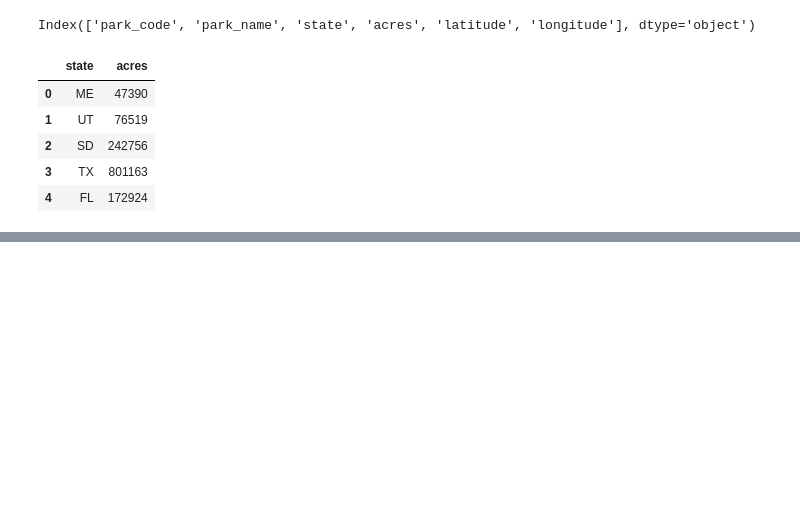
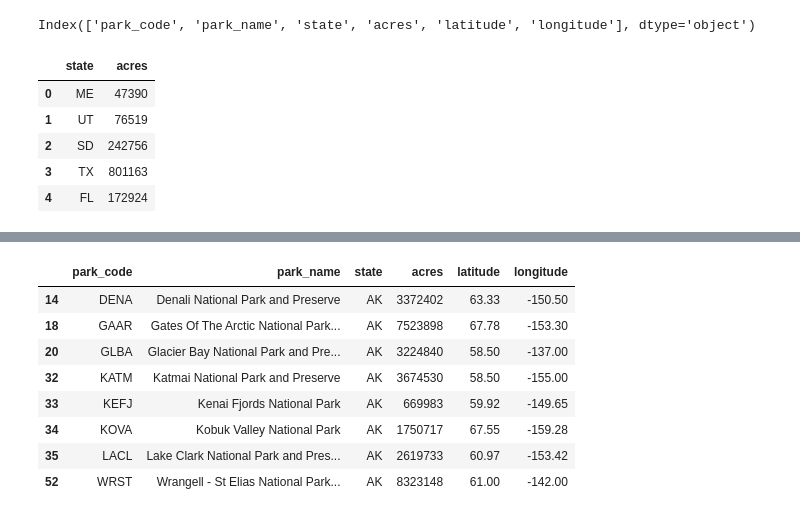
Before and after one commit to vihar/data-science-notebooks, a Jupyter notebook: Pandas-Basics.ipynb, the cells around one changed output, grey strips where cells are left out. Drawn from its saved outputs; the diff is of its cells as text; code cells hidden in the pictures; blank space fills up the shorter version.

```diff
--- a/Pandas-Basics.ipynb
+++ b/Pandas-Basics.ipynb
@@ -252,0 +275,13 @@ df[['state', 'acres']][:5]
+# %%
+# Multiple Conditions for dataframes.
+df[(df.latitude > 50) & (df.acres > 10**5)]
+# %% [output]
+|  | park_code | park_name | state | acres | latitude | longitude |
+| 14 | DENA | Denali National Park and Preserve | AK | 3372402 | 63.33 | -150.50 |
+| 18 | GAAR | Gates Of The Arctic National Park... | AK | 7523898 | 67.78 | -153.30 |
+| 20 | GLBA | Glacier Bay National Park and Pre... | AK | 3224840 | 58.50 | -137.00 |
+| 32 | KATM | Katmai National Park and Preserve | AK | 3674530 | 58.50 | -155.00 |
+| 33 | KEFJ | Kenai Fjords National Park | AK | 669983 | 59.92 | -149.65 |
+| 34 | KOVA | Kobuk Valley National Park | AK | 1750717 | 67.55 | -159.28 |
+| 35 | LACL | Lake Clark National Park and Pres... | AK | 2619733 | 60.97 | -153.42 |
+| 52 | WRST | Wrangell - St Elias National Park... | AK | 8323148 | 61.00 | -142.00 |
```
Also changed, not shown: parts of 4 cells of this notebook.
